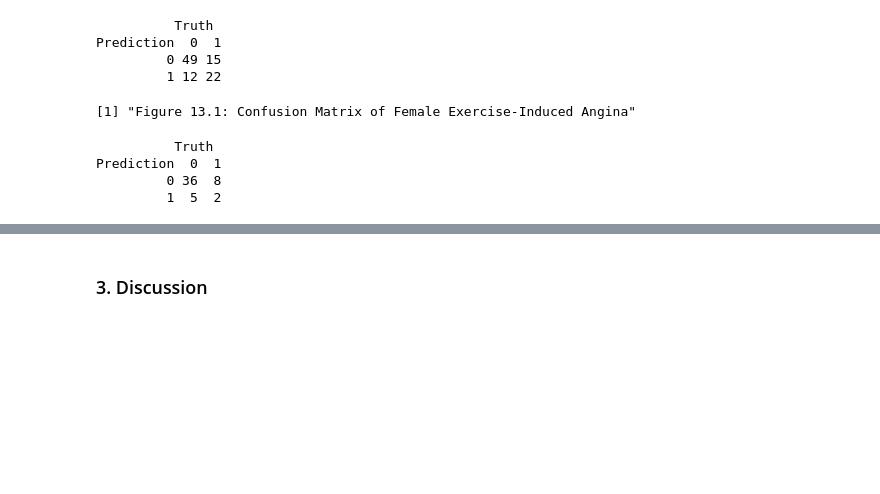
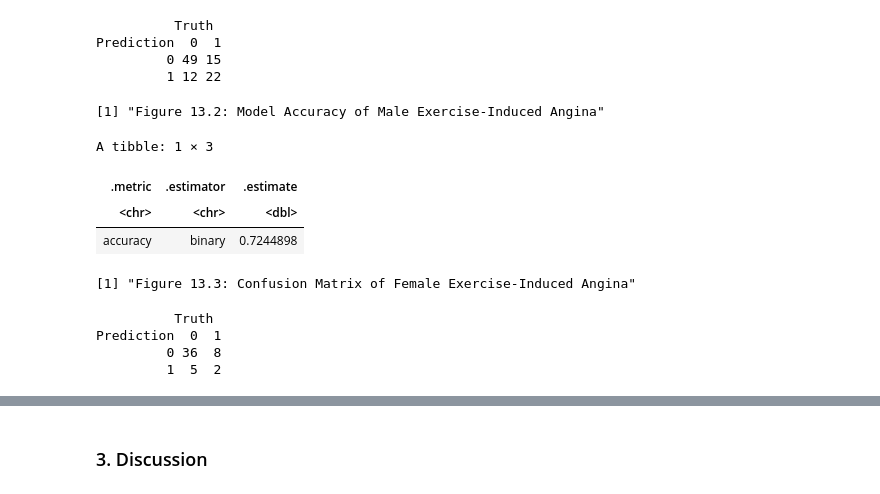
Before and after one commit to TheSkiffle/group_project_ds_2024, a Jupyter notebook: group_project_report.ipynb, the cells around one changed output, grey strips where cells are left out. Drawn from its saved outputs; the diff is of its cells as text; code cells hidden in the pictures; blank space fills up the shorter version.

```diff
--- a/group_project_report.ipynb
+++ b/group_project_report.ipynb
@@ -613,6 +639,19 @@ exang_confusion_male
 Prediction  0  1
          0 49 15
          1 12 22
+# %%
+exang_model_accuracy_male <- exang_predictions_male |>
+    metrics(truth = exang, estimate = .pred_class) |>
+    filter(.metric == "accuracy")
+
+"Figure 13.2: Model Accuracy of Male Exercise-Induced Angina"
+exang_model_accuracy_male
+# %% [output]
+[1] "Figure 13.2: Model Accuracy of Male Exercise-Induced Angina"
+A tibble: 1 × 3
+| .metric | .estimator | .estimate |
+| <chr> | <chr> | <dbl> |
+| accuracy | binary | 0.7244898 |
 # %%
 exang_spec_female <- nearest_neighbor(weight_func = "rectangular", neighbors = 8) |>
     set_engine("kknn") |>
@@ -632,10 +671,10 @@ exang_predictions_female <- predict(exang_fit_female, exang_heart_test_female) |
 exang_confusion_female <- exang_predictions_female |>
     conf_mat(truth = exang, estimate = .pred_class)
 
-"Figure 13.1: Confusion Matrix of Female Exercise-Induced Angina"
+"Figure 13.3: Confusion Matrix of Female Exercise-Induced Angina"
 exang_confusion_female
 # %% [output]
-[1] "Figure 13.1: Confusion Matrix of Female Exercise-Induced Angina"
+[1] "Figure 13.3: Confusion Matrix of Female Exercise-Induced Angina"
           Truth
 Prediction  0  1
          0 36  8
```
Also changed, not shown: parts of 4 cells of this notebook.
